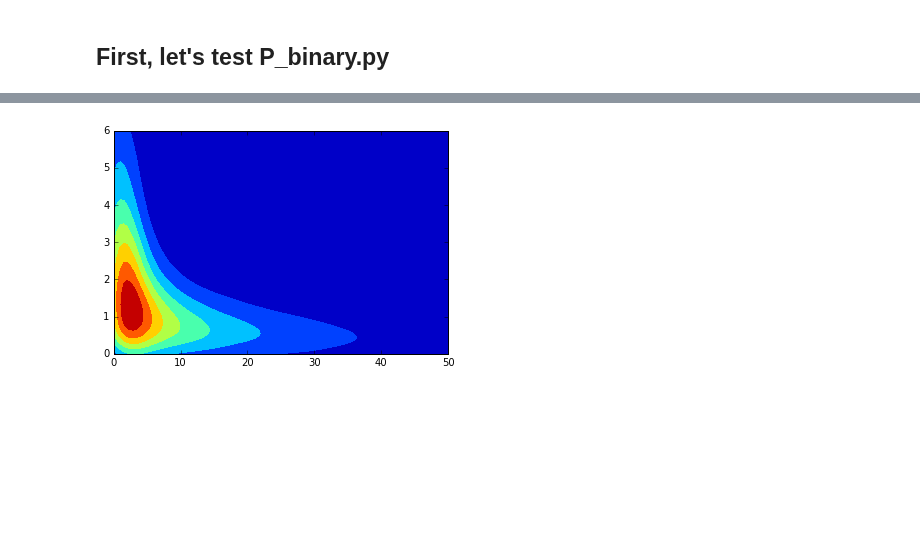
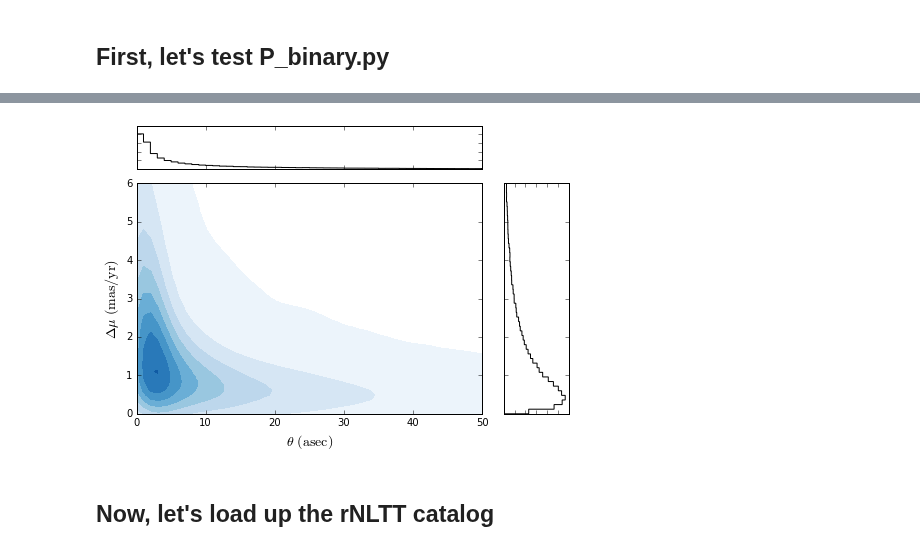
Before and after one commit to astroJeff/gaia_binaries, a Jupyter notebook: notebooks/Testing.ipynb, the cells around one changed output, grey strips where cells are left out. Saved outputs shown, nothing was run; the diff lists cells and outputs as text; code cells hidden in the pictures; blank space fills up the shorter version.

```diff
--- a/notebooks/Testing.ipynb
+++ b/notebooks/Testing.ipynb
@@ -17,13 +22,46 @@ P_binary.create_plot_binary(dist=100, num_sys=100000, bins=50)
-# %%
-theta = np.linspace(0.0, 50.0, 100)
-delta_mu = np.linspace(0.0, 6, 100)
-
-XX, YY = np.meshgrid(theta, delta_mu)
-
-P_binary_out = P_binary.get_P_binary(XX.flatten(), YY.flatten())
-
-plt.tricontourf(XX.flatten(), YY.flatten(), P_binary_out)
-
-plt.show()
-# %% [output]
-[figure, removed]
+# %%
+
+fig = plt.figure()
+
+ax1 = fig.add_axes([0.0, 0.0, 0.8, 0.8])
+ax2 = fig.add_axes([0.0, 0.85, 0.8, 0.15])
+ax3 = fig.add_axes([0.85, 0.0, 0.15, 0.8])
+
+
+nbins = 50
+xmin, xmax = 0.0, 50.0
+ymin, ymax = 0.0, 6.0
+
+
+# Main plot
+theta_test = np.linspace(xmin, xmax, nbins)
+delta_mu_test = np.linspace(ymin, ymax, nbins)
+X, Y = np.meshgrid(theta_test, delta_mu_test)
+
+Z = P_binary.get_P_binary(X.flatten(), Y.flatten())
+
+levels = np.linspace(0.0001, 0.03, 10)
+ax1.tricontourf(X.flatten(), Y.flatten(), Z, cmap='Blues', levels=levels, extend='max')
+
+ax1.set_xlabel(r"$\theta\ ({\rm asec})$", fontsize=14)
+ax1.set_ylabel(r"$\Delta \mu\ ({\rm mas/yr})$", fontsize=14)
+
+
+# Theta histogram
+ax2.hist(P_binary.binary_set["theta"], histtype='step', bins=nbins, color='k',
+         range=[xmin,xmax], normed=True)
+ax2.set_xticklabels([])
+ax2.set_yticklabels([])
+
+
+# Delta mu histogram
+ax3.hist(P_binary.binary_set["delta_mu"], histtype='step', bins=nbins, color='k',
+         range=[ymin,ymax], orientation=u'horizontal', normed=True)
+ax3.set_xticklabels([])
+ax3.set_yticklabels([])
+
+plt.show()
+# %% [output]
+[figure, added]
+# %% [markdown]
+## Now, let's load up the rNLTT catalog
```
Also changed, not shown: parts of 13 cells of this notebook, 3 other files.
